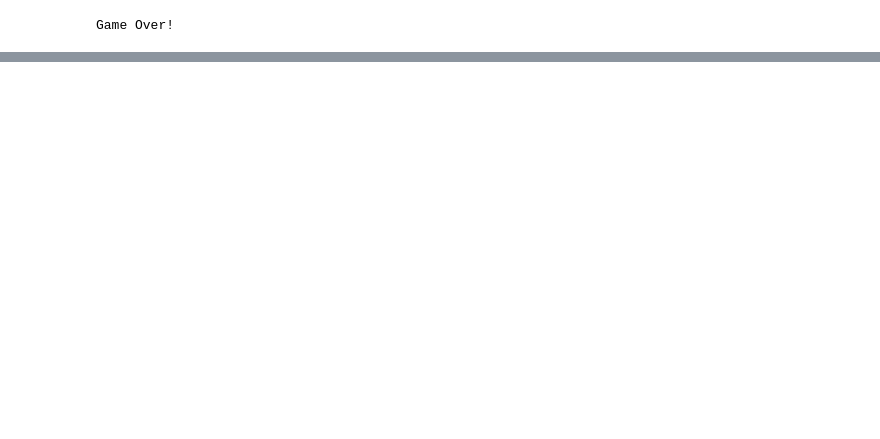
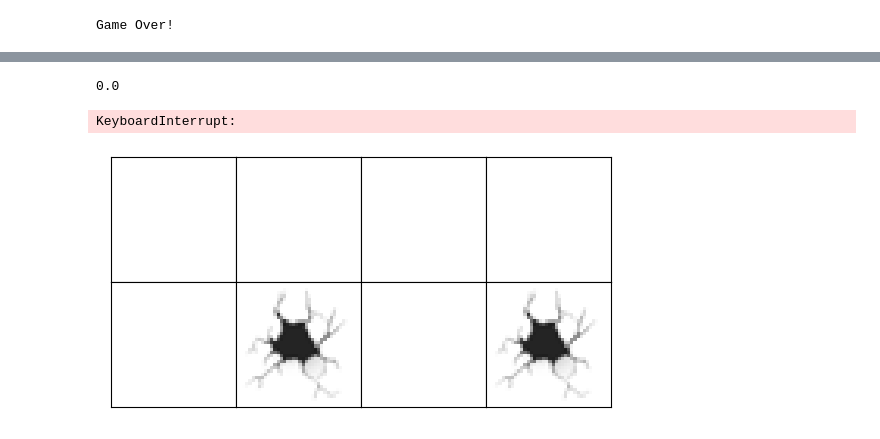
Before and after one commit to Apollo1840/Reinforcement-Learning-Tech, a Jupyter notebook: SARSA_simple.ipynb, the cells around one changed output, grey strips where cells are left out. Drawn from its saved outputs; the diff is of its cells as text; code cells hidden in the pictures; blank space fills up the shorter version.

```diff
--- a/SARSA_simple.ipynb
+++ b/SARSA_simple.ipynb
@@ -23,0 +66,6 @@ play.run(num_episodes=100)
+# %%
+play.run(num_episodes=10)
+# %% [output]
+0.0
+KeyboardInterrupt:
+[figure, added]
```
Also changed, not shown: parts of 8 cells of this notebook, 5 other files.
